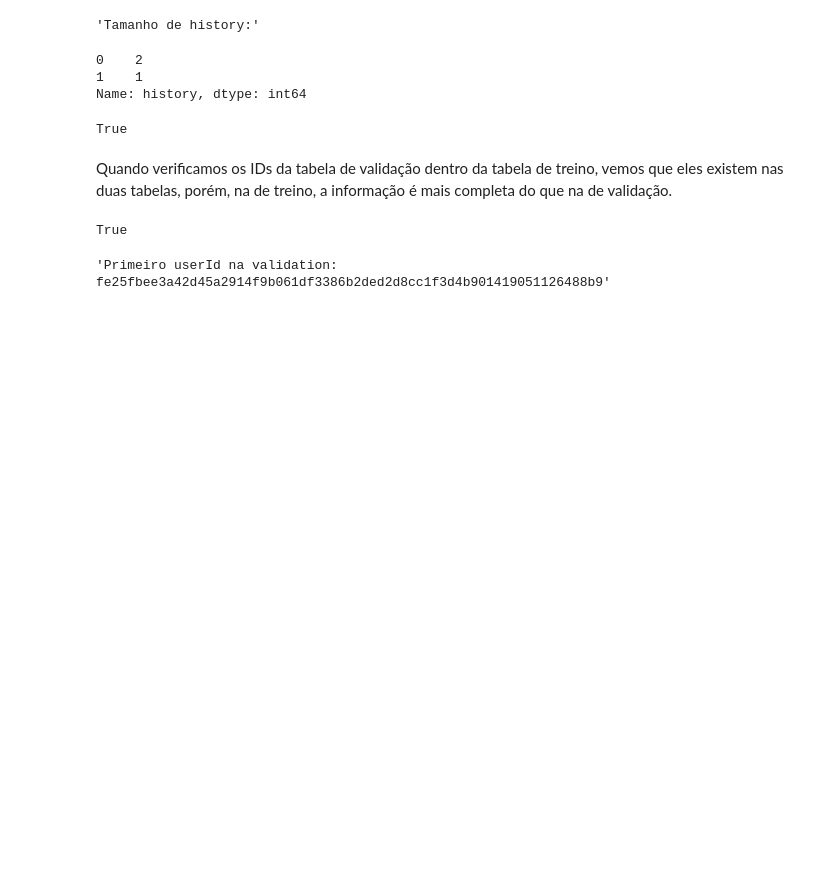
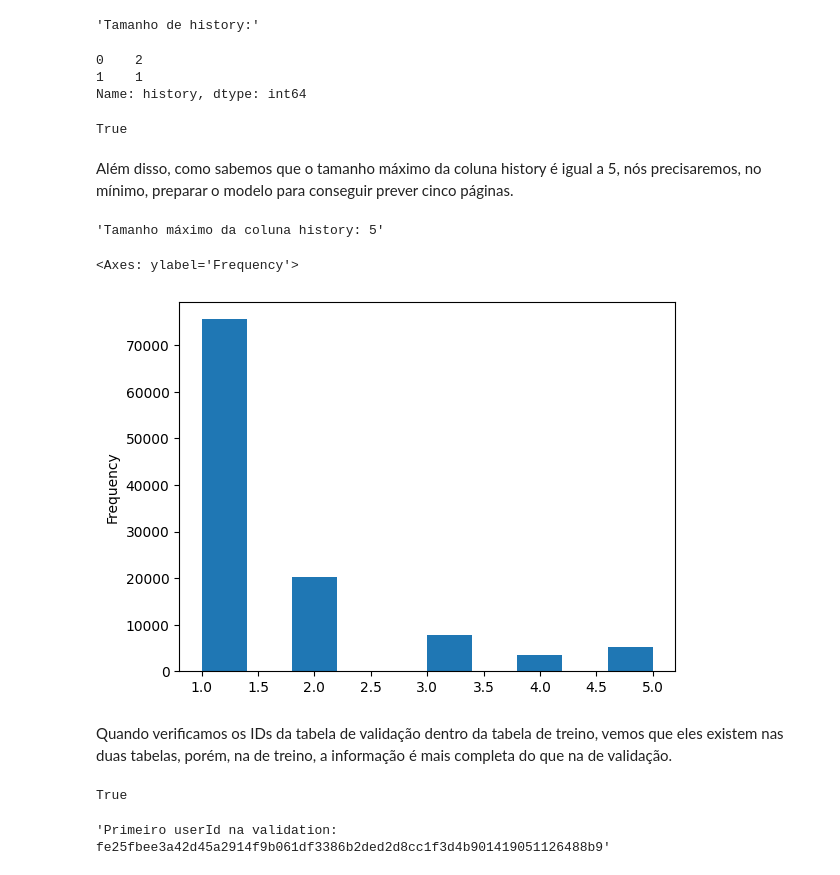
Before and after one commit to Matheus-Chaves/fiap-mlet-datathon, a Jupyter notebook: notebooks/data_analysis.ipynb, the cells around one changed output. Drawn from its saved outputs; the diff is of its cells as text; code cells hidden in the pictures; blank space fills up the shorter version.

```diff
--- a/notebooks/data_analysis.ipynb
+++ b/notebooks/data_analysis.ipynb
@@ -450,6 +457,15 @@ Name: history, dtype: int64
 all(validation["history"].apply(len) == validation["timestampHistory"].apply(len))
 # %% [output]
 True
+# %% [markdown]
+Além disso, como sabemos que o tamanho máximo da coluna history é igual a 5, nós precisaremos, no mínimo, preparar o modelo para conseguir prever cinco páginas.
+# %%
+display(f"Tamanho máximo da coluna history: {validation['history'].apply(len).max()}")
+validation["history"].apply(len).plot(kind="hist")
+# %% [output]
+'Tamanho máximo da coluna history: 5'
+<Axes: ylabel='Frequency'>
+[figure, added]
 # %% [markdown]
 Quando verificamos os IDs da tabela de validação dentro da tabela de treino, vemos que eles existem nas duas tabelas, porém, na de treino, a informação é mais completa do que na de validação.
 # %%
```
Also changed, not shown: parts of 6 cells of this notebook, 4 other files.
